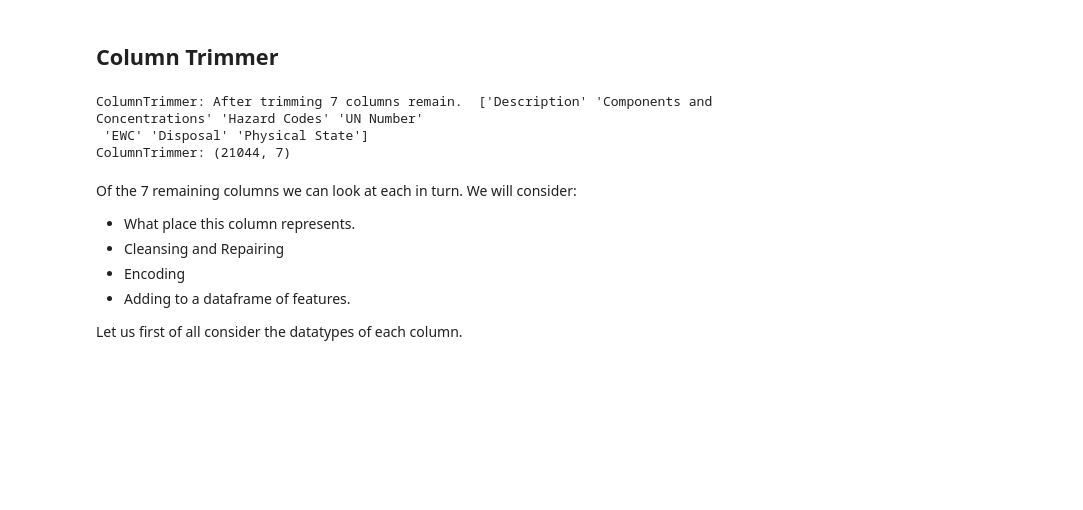
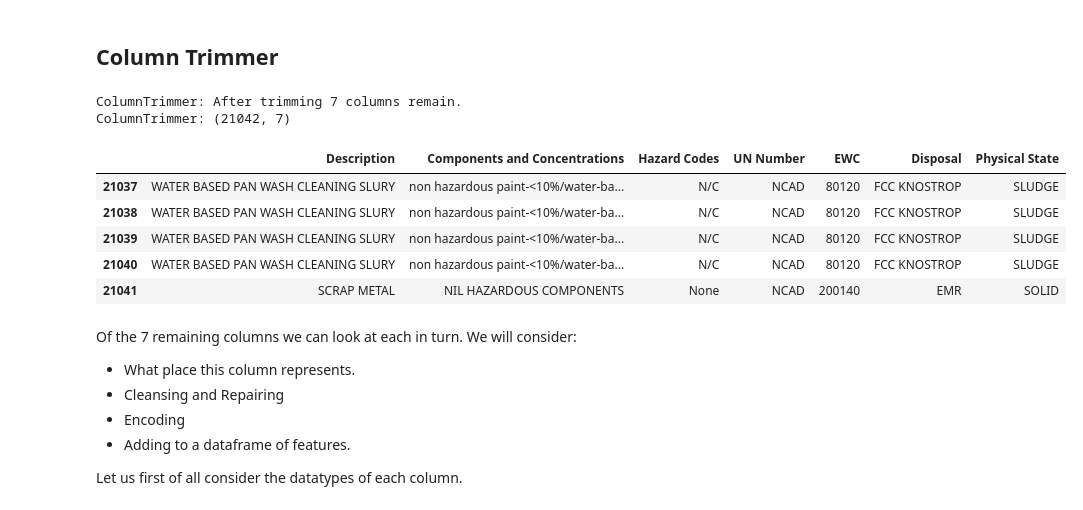
Before and after one commit to gertLush/DisposalPrediction, a Jupyter notebook: Disposal_Prediction1.ipynb, the cells around one changed output. Drawn from its saved outputs; the diff is of its cells as text; code cells hidden in the pictures; blank space fills up the shorter version.

```diff
--- a/Disposal_Prediction1.ipynb
+++ b/Disposal_Prediction1.ipynb
@@ -63,6 +81,9 @@ outlets = outlets.sort_values(by='Disposal').reset_index(drop=True)
 
 print(f'The usage distribution of each of the {len(outlets)} outlets:')
 
+# Remove any rows with empty disposal columns
+df.dropna(subset=['Disposal'], inplace=True)
+
 # Count occurrences of each label
 label_counts = df['Disposal'].value_counts()
 print(label_counts)
@@ -95,7 +116,7 @@ Disposal outlets that only appear a few (less than 5) times in our dataset don't
 # %%
 # Create a Row Trimmer by extending the BaseEstimator class
 class RowTrimmer(BaseEstimator, TransformerMixin):
-    def __init__(self, min_count=1):
+    def __init__(self, min_count=5):
         self.min_count = min_count
 
     def fit(self, X, y=None):
@@ -103,14 +124,19 @@ class RowTrimmer(BaseEstimator, TransformerMixin):
 
     def transform(self, X):
         before_trim_size = len(X)
+
         # Drop rows with nothing in the Disposal Column
         X.dropna(subset=['Disposal'], inplace=True)
         label_counts = X['Disposal'].value_counts()
-        # Find the indices of labels that only appear once.
+
+        # Find the indices of labels that appear less than min_count times.
         unique_labels = label_counts[label_counts < self.min_count].index
 
         # Using the index value, filter out rows where the label appears only once.
         X = X[~X['Disposal'].isin(unique_labels)]
+
+        # Reset row indexing
+        X = X.reset_index(drop=True)
         after_trim_size = len(X)
 
         # After trimming rows that we don't want, reset outlets.
@@ -191,23 +218,29 @@ class ColumnTrimmer(BaseEstimator, TransformerMixin):
 # %%
 # Redefine params
 ct_params = {
     'ct__filename': 'data/labels.xlsx'
 }
 
 # Create a pipeline to build a model
 ct_pipe = Pipeline([
     ('cc', CleanColumnNamesTransformer()),
     ('ct', ColumnTrimmer())
 ])
 
 ct_pipe.set_params(**ct_params)
 
 # Re-run the pipeline with new estimators
 ct_trim = ct_pipe.fit_transform(rt_trim)
+ct_trim.tail(5)
 # %% [output]
-ColumnTrimmer: After trimming 7 columns remain.  ['Description' 'Components and Concentrations' 'Hazard Codes' 'UN Number'
- 'EWC' 'Disposal' 'Physical State']
-ColumnTrimmer: (21044, 7)
+ColumnTrimmer: After trimming 7 columns remain.
+ColumnTrimmer: (21042, 7)
+|  | Description | Components and Concentrations | Hazard Codes | UN Number | EWC | Disposal | Physical State |
+| 21037 | WATER BASED PAN WASH CLEANING SLURY | non hazardous paint-<10%/water-ba... | N/C | NCAD | 80120 | FCC KNOSTROP | SLUDGE |
+| 21038 | WATER BASED PAN WASH CLEANING SLURY | non hazardous paint-<10%/water-ba... | N/C | NCAD | 80120 | FCC KNOSTROP | SLUDGE |
+| 21039 | WATER BASED PAN WASH CLEANING SLURY | non hazardous paint-<10%/water-ba... | N/C | NCAD | 80120 | FCC KNOSTROP | SLUDGE |
+| 21040 | WATER BASED PAN WASH CLEANING SLURY | non hazardous paint-<10%/water-ba... | N/C | NCAD | 80120 | FCC KNOSTROP | SLUDGE |
+| 21041 | SCRAP METAL | NIL HAZARDOUS COMPONENTS | None | NCAD | 200140 | EMR | SOLID |
 # %% [markdown]
 Of the 7 remaining columns we can look at each in turn. We will consider:
 - What place this column represents.
```
Also changed, not shown: parts of 71 cells of this notebook, 2 other files.
